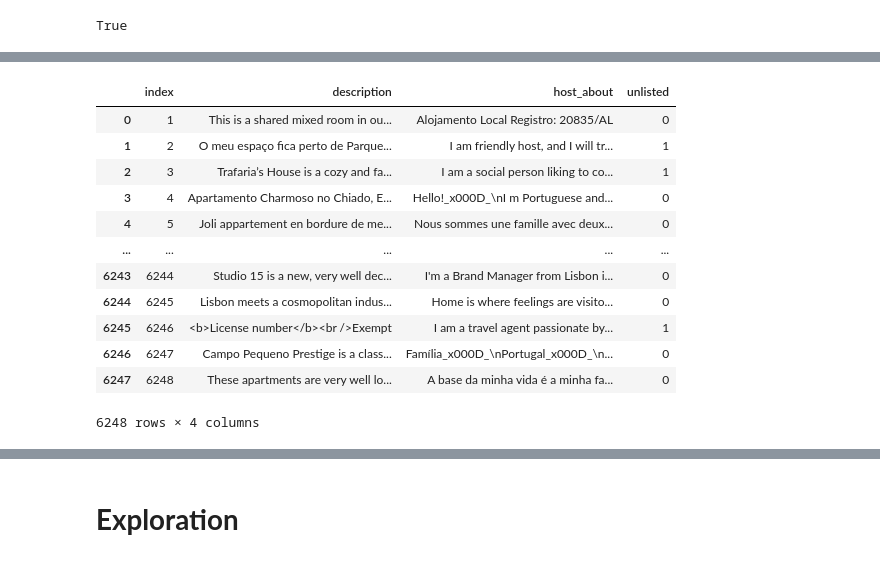
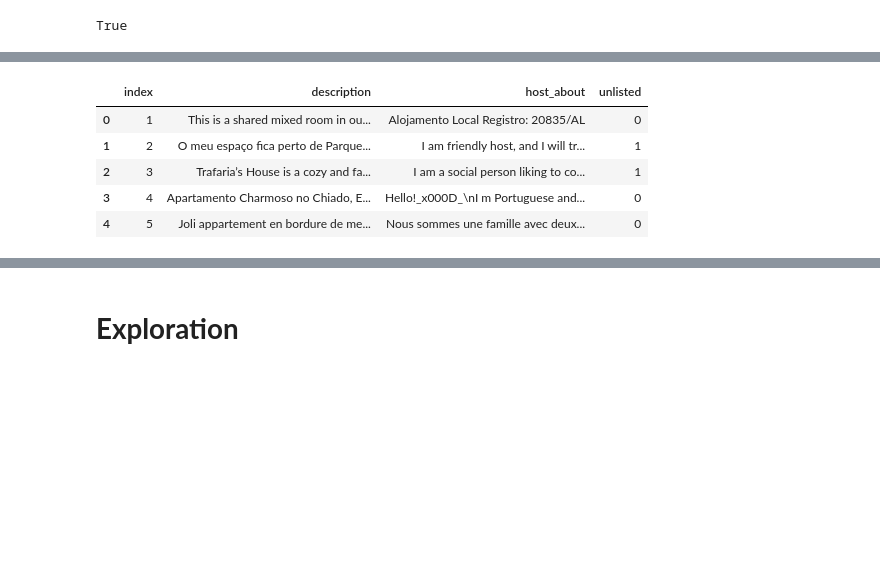
Before and after one commit to ontenkutsenko/NLP_Airbnb_Delisting_Prediction, a Jupyter notebook: Baseline.ipynb, the cells around one changed output, grey strips where cells are left out. Cells and saved outputs as stored; diff of their text form; code cells hidden in the pictures; blank space fills up the shorter version.

```diff
--- a/Baseline.ipynb
+++ b/Baseline.ipynb
@@ -112,19 +112,12 @@ df_train_reviews = pd.read_excel('/content/Project Corpora/train_reviews.xlsx')
 df_test = pd.read_excel('/content/Project Corpora/test.xlsx')
 df_test_reviews = pd.read_excel('/content/Project Corpora/test_reviews.xlsx')
 # %%
-df_train
+df_train.head(5)
 # %% [output]
 |  | index | description | host_about | unlisted |
 | 0 | 1 | This is a shared mixed room in ou... | Alojamento Local Registro: 20835/AL | 0 |
 | 1 | 2 | O meu espaço fica perto de Parque... | I am friendly host, and I will tr... | 1 |
 | 2 | 3 | Trafaria’s House is a cozy and fa... | I am a social person liking to co... | 1 |
 | 3 | 4 | Apartamento Charmoso no Chiado, E... | Hello!_x000D_\nI m Portuguese and... | 0 |
 | 4 | 5 | Joli appartement en bordure de me... | Nous sommes une famille avec deux... | 0 |
-| ... | ... | ... | ... | ... |
-| 6243 | 6244 | Studio 15 is a new, very well dec... | I'm a Brand Manager from Lisbon i... | 0 |
-| 6244 | 6245 | Lisbon meets a cosmopolitan indus... | Home is where feelings are visito... | 0 |
-| 6245 | 6246 | <b>License number</b><br />Exempt | I am a travel agent passionate by... | 1 |
-| 6246 | 6247 | Campo Pequeno Prestige is a class... | Família_x000D_\nPortugal_x000D_\n... | 0 |
-| 6247 | 6248 | These apartments are very well lo... | A base da minha vida é a minha fa... | 0 |
-6248 rows × 4 columns
 # %%
```
Also changed, not shown: parts of 15 cells of this notebook.
